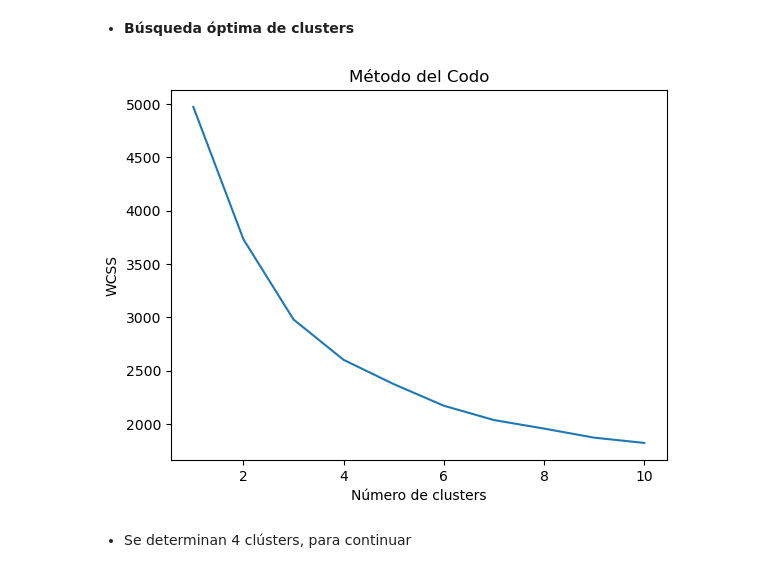
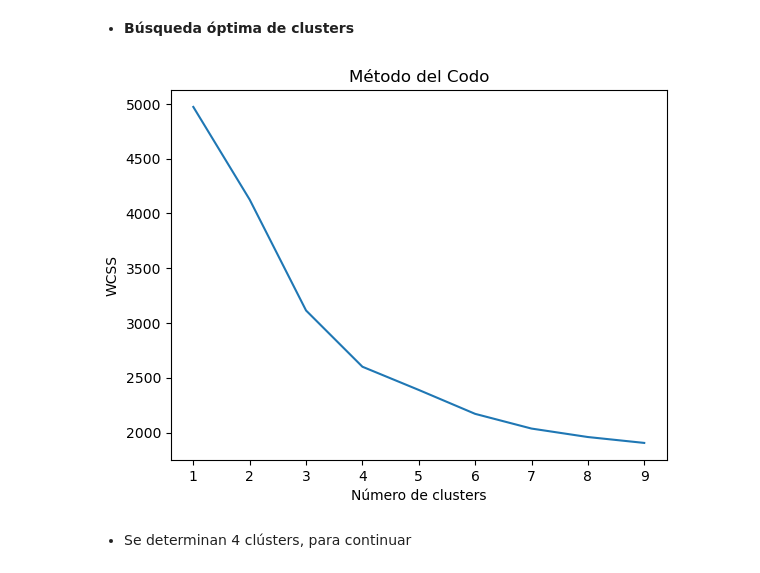
Before and after one commit to mgresnik/trabajo_practico_nro_2, a Jupyter notebook: Laboratorio_de_datos_(LCD)_IC_2024_Trabajo_Práctico_N°_2.ipynb, the cells around one changed output. Cells and saved outputs as stored; diff of their text form; code cells hidden in the pictures.

```diff
--- a/Laboratorio_de_datos_(LCD)_IC_2024_Trabajo_Práctico_N°_2.ipynb
+++ b/Laboratorio_de_datos_(LCD)_IC_2024_Trabajo_Práctico_N°_2.ipynb
@@ -229,11 +229,12 @@ df_componentes
 | PC2 | 0.042933 | -0.035737 | -0.004243 | 0.052737 | -0.043810 | -0.008122 | -0.009825 | -0.024629 | 0.031137 | 0.004375 | ... |
 2 rows × 111 columns
 # %%
+# Se muestran las columnas de mayor peso de cada componente
 for i in range(pca.n_components_):
     features_ordenados = np.abs(pca.components_[i]).argsort()[::-1]
     print(f"Top features del compomente {i+1}:")
-    for feature in features_ordenados:
-        print(f"Feature {df_componentes.columns[feature]}: {pca.components_[i][feature]}")
+    for feature in features_ordenados[0:10]:
+        print(f"Feature {df_componentes.columns[feature]}: {np.abs(pca.components_[i][feature])}")
     print("\n")
 # %% [output]
 Top features del compomente 1:
@@ -260,22 +261,24 @@ Feature %TchsAttThrd: 0.0018619022972316995
 # %% [markdown]
 *   **Búsqueda óptima de clusters**
 # %%
+# Se utiliza KMeans probando con diferente cantidad de clusters
 wcss = []
 scaler = MinMaxScaler().set_output(transform="pandas")
 data_scaled = scaler.fit_transform(data_num)
 
-for i in range(1, 11):
-    kmeans = KMeans(n_clusters = i, max_iter = 300)
+# Entre 1 y 10 custers
+for i in range(1, 10):
+    kmeans = KMeans(n_clusters = i, n_init="auto", max_iter = 300)
     kmeans.fit(data_scaled)
     wcss.append(kmeans.inertia_)
 # %%
-plt.plot(range(1,11), wcss)
+plt.plot(range(1,10), wcss)
 plt.title("Método del Codo")
 plt.xlabel("Número de clusters")
 plt.ylabel("WCSS")
 plt.show()
 # %% [output]
-[figure, old version]
+[figure, new version]
 # %% [markdown]
 *   Se determinan 4 clústers, para continuar
 # %% [markdown]
```
Also changed, not shown: parts of 16 cells of this notebook.
